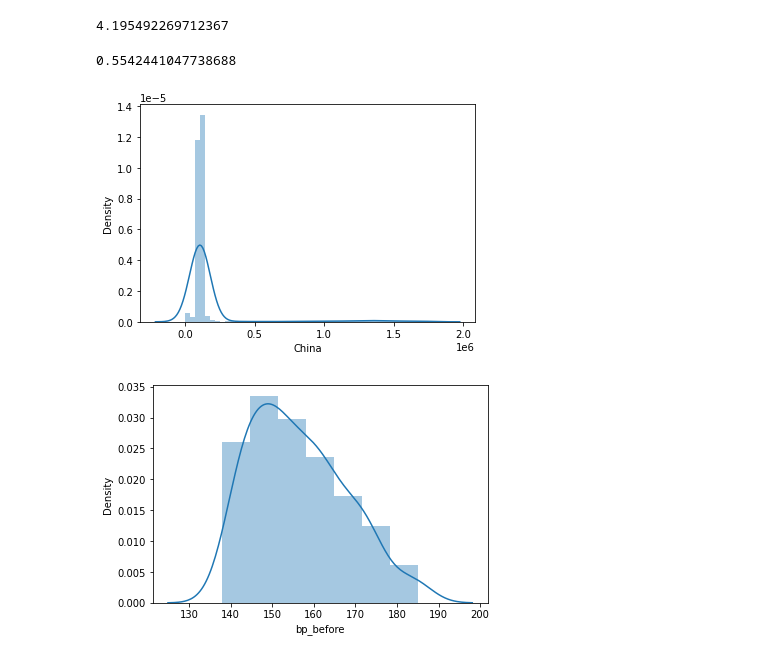
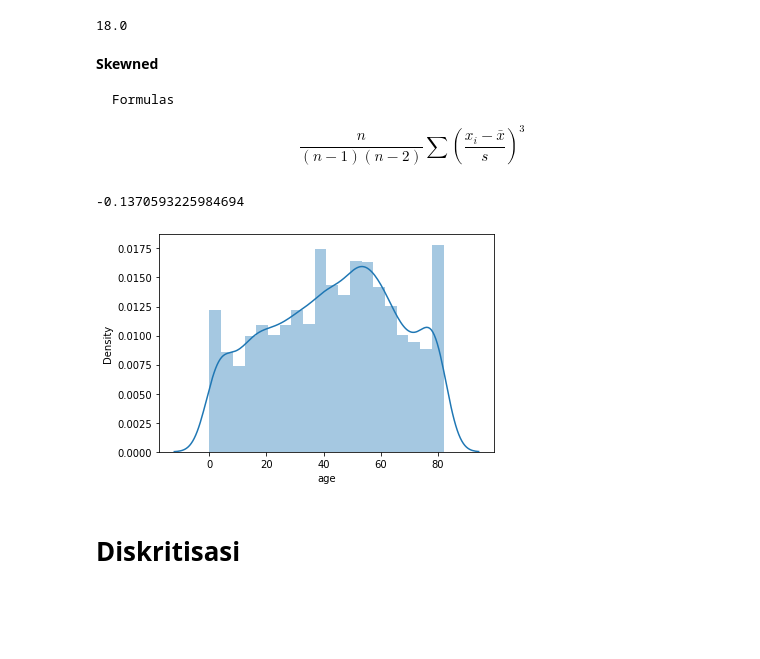
Before and after one commit to nanda-putri/datamining, a Jupyter notebook: _sources/Tugas 1 Penambangan Data.ipynb, the cells around one changed output. Saved outputs shown, nothing was run; the diff lists cells and outputs as text; code cells hidden in the pictures; blank space fills up the shorter version.

````diff
--- a/_sources/Tugas 1 Penambangan Data.ipynb
+++ b/_sources/Tugas 1 Penambangan Data.ipynb
@@ -5,3 +7,4 @@ import pandas as pan
 # %%
-url="https://raw.githubusercontent.com/datasets/covid-19/main/data/key-countries-pivoted.csv"
+url="https://raw.githubusercontent.com/nanda-putri/tugaspaw/master/healthcare-dataset-stroke-data.csv"
 c = pan.read_csv(url)
+c.head()
@@ -76,0 +40,3 @@ Name: China, Length: 816, dtype: int64
+# %%
+Age=c['age']
+Age
@@ -101,23 +135,29 @@ st.mean(Before)
+# %%
+np.quantile(Age, .177)
+# %% [output]
+18.0
+# %% [markdown]
+**Skewned**
+
+```
+Formulas
+```
+
+
+
+ $$\frac{n}{(n-1)(n-2)}\sum (\frac{{x}_{i}-\bar{x}}{s})^{3}$$
 # %%
-China.skew()
+Age.skew()
 # %% [output]
-4.195492269712367
+-0.1370593225984694
-# %%
-Before.skew()
-# %% [output]
-0.5542441047738688
 # %%
 import matplotlib.pyplot as pyplot
 import seaborn as sns
 # %%
 pyplot.figure()
-sns.distplot(China)
+sns.distplot(Age)
 pyplot.show()
 # %% [output]
-[figure, old version]
+[figure, new version]
-# %%
-pyplot.figure()
-sns.distplot(Before)
-pyplot.show()
-# %% [output]
-[figure, removed]
+# %% [markdown]
+# **Diskritisasi**
````
Also changed, not shown: parts of 46 cells of this notebook, 7 other files.
